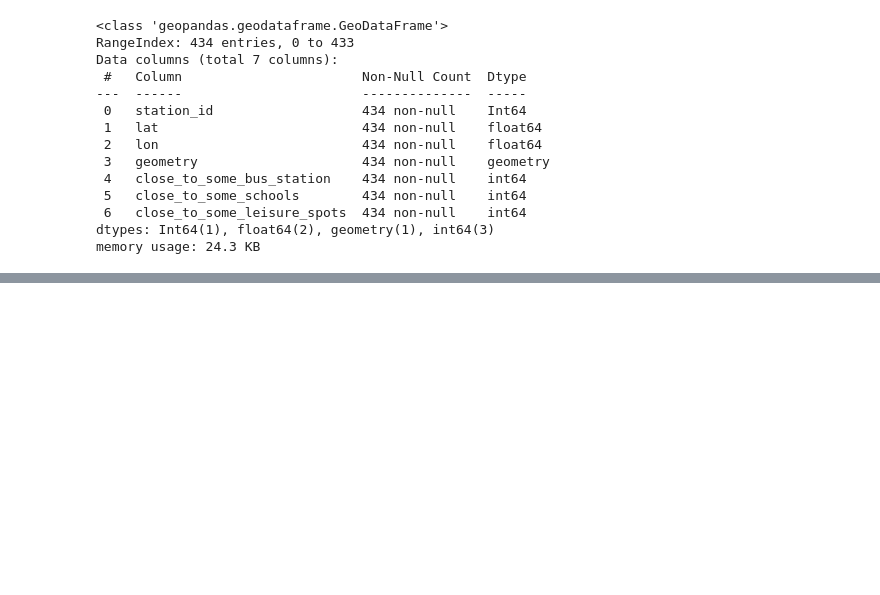
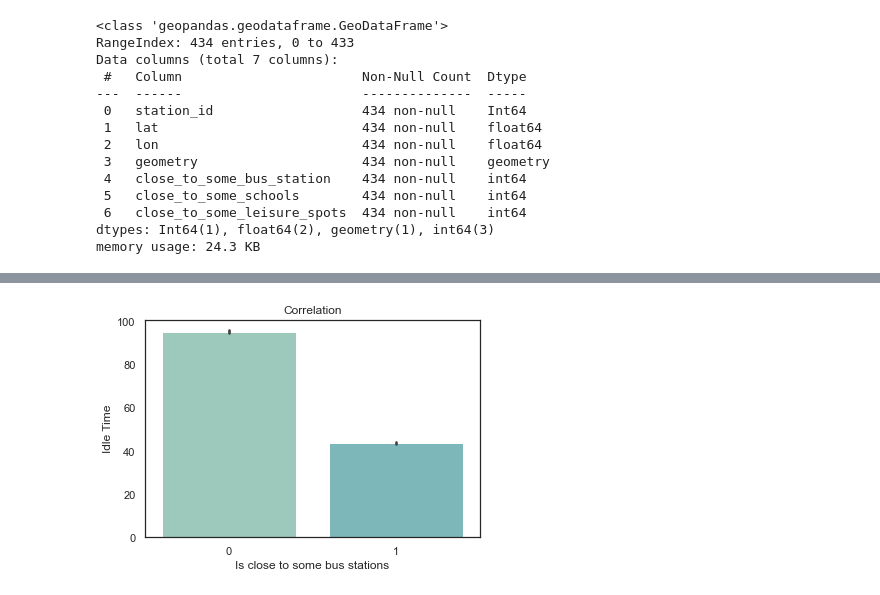
Before and after one commit to Ppkhanh/The-Learning-Machines, a Jupyter notebook: AddingFeatures.ipynb, the cells around one changed output, grey strips where cells are left out. Saved outputs shown, nothing was run; the diff lists cells and outputs as text; code cells hidden in the pictures; blank space fills up the shorter version.

Commit message:
some plots and merging into og dataset

```diff
--- a/AddingFeatures.ipynb
+++ b/AddingFeatures.ipynb
@@ -677,0 +680,6 @@ memory usage: 24.3 KB
+# %%
+df_w_location = pd.merge(df_w_idle_time, station_geo, on='station_id', how='inner')
+# %%
+df_w_location.drop(['Unnamed: 0','sum_idle_time','idle_mode_count','geometry'], axis=1, inplace=True)
+# %%
+df_w_location['idle_time']= pd.to_timedelta(df_w_location['idle_time']).dt.total_seconds()/60
@@ -677,0 +702,3 @@ memory usage: 24.3 KB
+# %%
+filtered=  df_w_location[(df_w_location["rented"] == 0) & (df_w_location["idle_time"] > 0.0)]
+filtered
@@ -677,0 +719,9 @@ memory usage: 24.3 KB
+# %%
+
+sns.barplot(x= 'close_to_some_bus_station', y='idle_time', data=filtered)
+plt.xlabel('Is close to some bus stations')
+plt.ylabel('Idle Time')
+plt.title('Correlation')
+plt.show()
+# %% [output]
+[figure, added]
```
Also changed, not shown: parts of 5 cells of this notebook.
